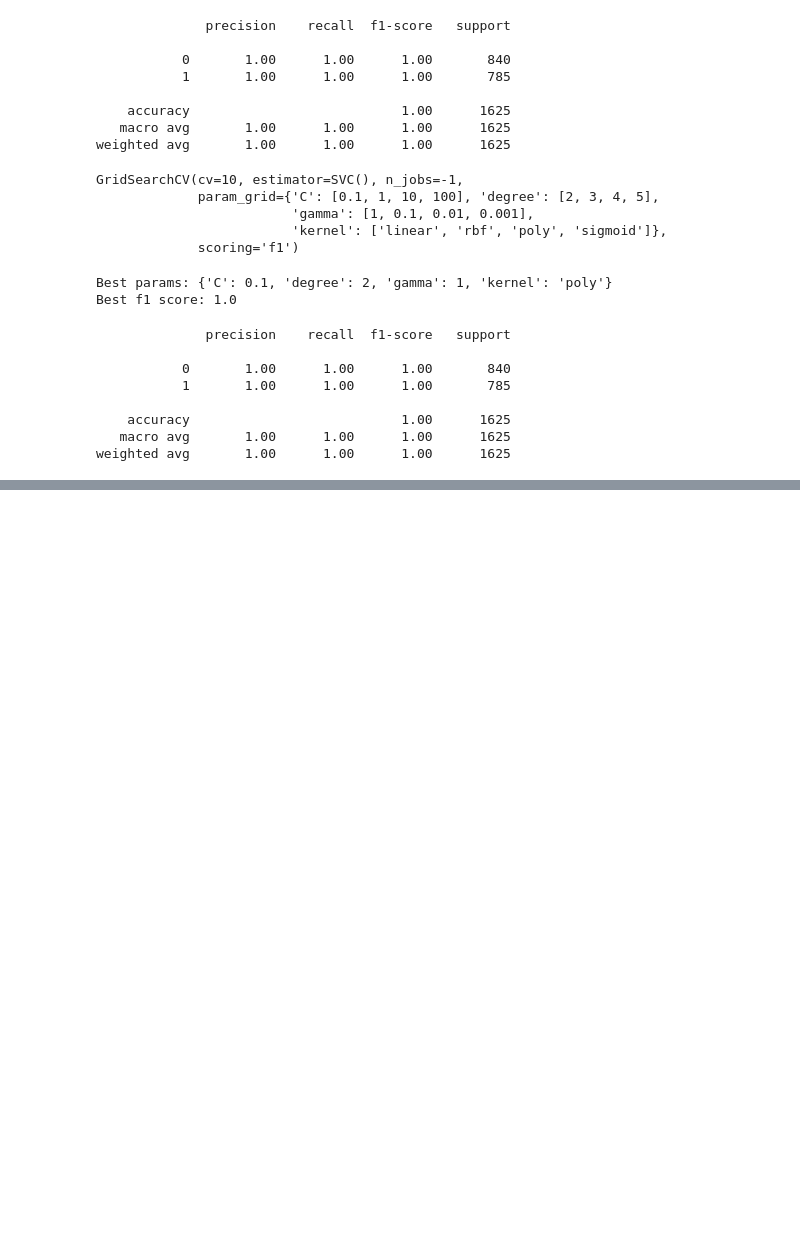
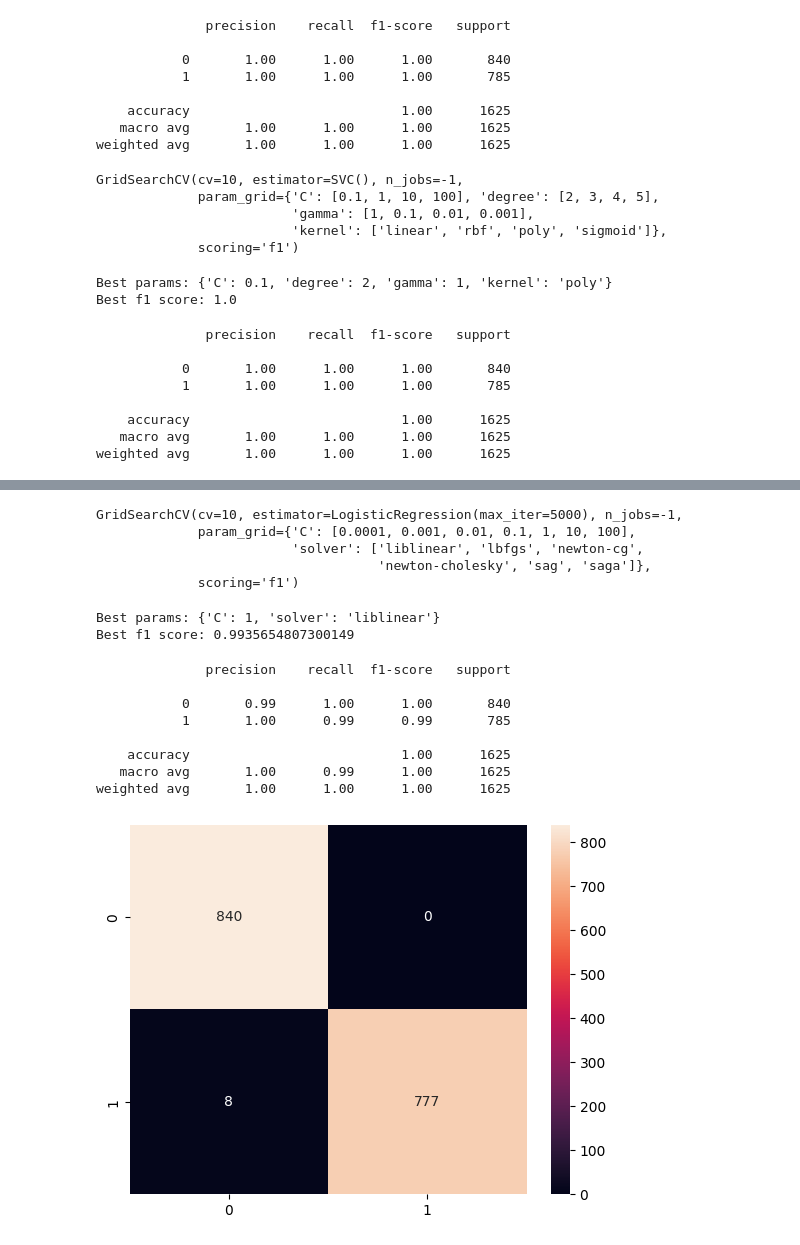
Before and after one commit to sethbeckett/cs6830_project7, a Jupyter notebook: seth.ipynb, the cells around one changed output, grey strips where cells are left out. Drawn from its saved outputs; the diff is of its cells as text; code cells hidden in the pictures; blank space fills up the shorter version.

```diff
--- a/seth.ipynb
+++ b/seth.ipynb
@@ -102,0 +205,40 @@ weighted avg       1.00      1.00      1.00      1625
+# %%
+# check how well the model does with only the top 5 features
+X_top_5 = X[coefficients["feature"].head(5)]
+X_train_top_5, X_test_top_5, y_train_top_5, y_test_top_5 = train_test_split(X_top_5, y, test_size=0.2, random_state=7)
+# %%
+# train logistic regression with the top 5 features
+logreg_top_5 = LogisticRegression(max_iter=5000)
+param_grid_top_5 = {"C": [0.0001, 0.001, 0.01, 0.1, 1, 10, 100],
+                "solver": ["liblinear", "lbfgs", "newton-cg", "newton-cholesky", "sag", "saga"]}
+grid_top_5 = GridSearchCV(logreg_top_5, param_grid_top_5, cv=10, scoring="f1", n_jobs=-1)
+grid_top_5.fit(X_train_top_5, y_train_top_5)
+# %% [output]
+GridSearchCV(cv=10, estimator=LogisticRegression(max_iter=5000), n_jobs=-1,
+             param_grid={'C': [0.0001, 0.001, 0.01, 0.1, 1, 10, 100],
+                         'solver': ['liblinear', 'lbfgs', 'newton-cg',
+                                    'newton-cholesky', 'sag', 'saga']},
+             scoring='f1')
+# %%
+print(f"Best params: {grid_top_5.best_params_}")
+print(f"Best f1 score: {grid_top_5.best_score_}")
+# %% [output]
+Best params: {'C': 1, 'solver': 'liblinear'}
+Best f1 score: 0.9935654807300149
+# %%
+# show confusion matrix for the best logistic regression model with only the top 5 features
+y_pred_top_5 = grid_top_5.predict(X_test_top_5)
+print(classification_report(y_test_top_5, y_pred_top_5))
+cm_top_5 = confusion_matrix(y_test_top_5, y_pred_top_5)
+sns.heatmap(cm_top_5, annot=True, fmt="d")
+plt.show()
+# %% [output]
+              precision    recall  f1-score   support
+
+           0       0.99      1.00      1.00       840
+           1       1.00      0.99      0.99       785
+
+    accuracy                           1.00      1625
+   macro avg       1.00      0.99      1.00      1625
+weighted avg       1.00      1.00      1.00      1625
+[figure, added]
```
Also changed, not shown: parts of 29 cells of this notebook.
